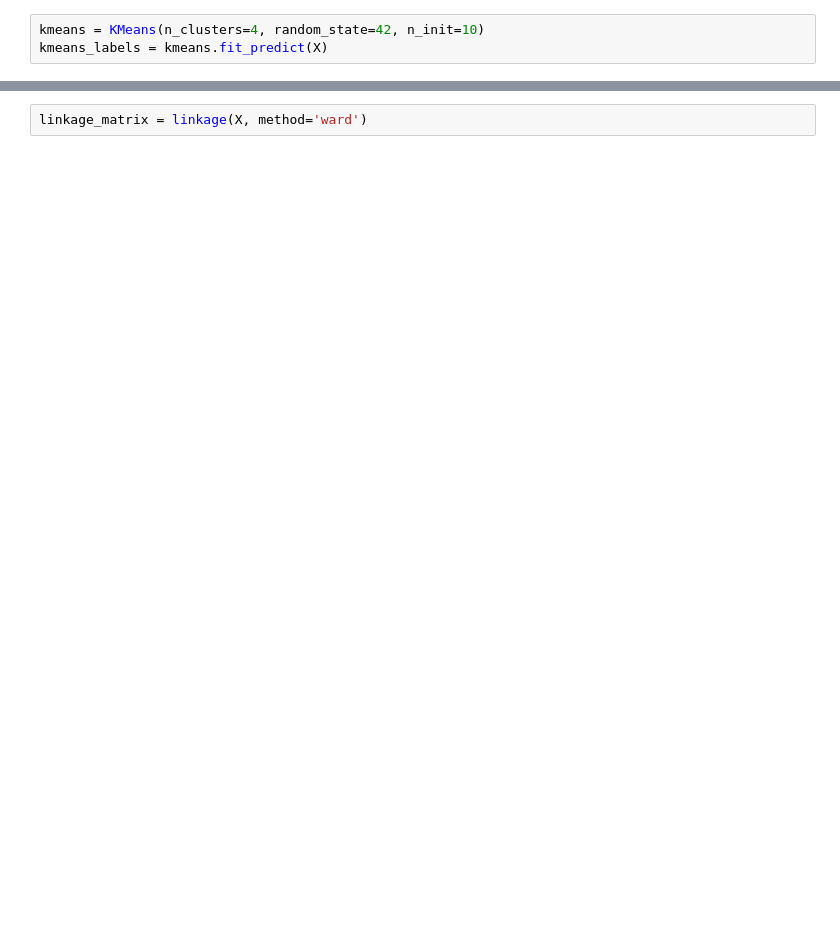
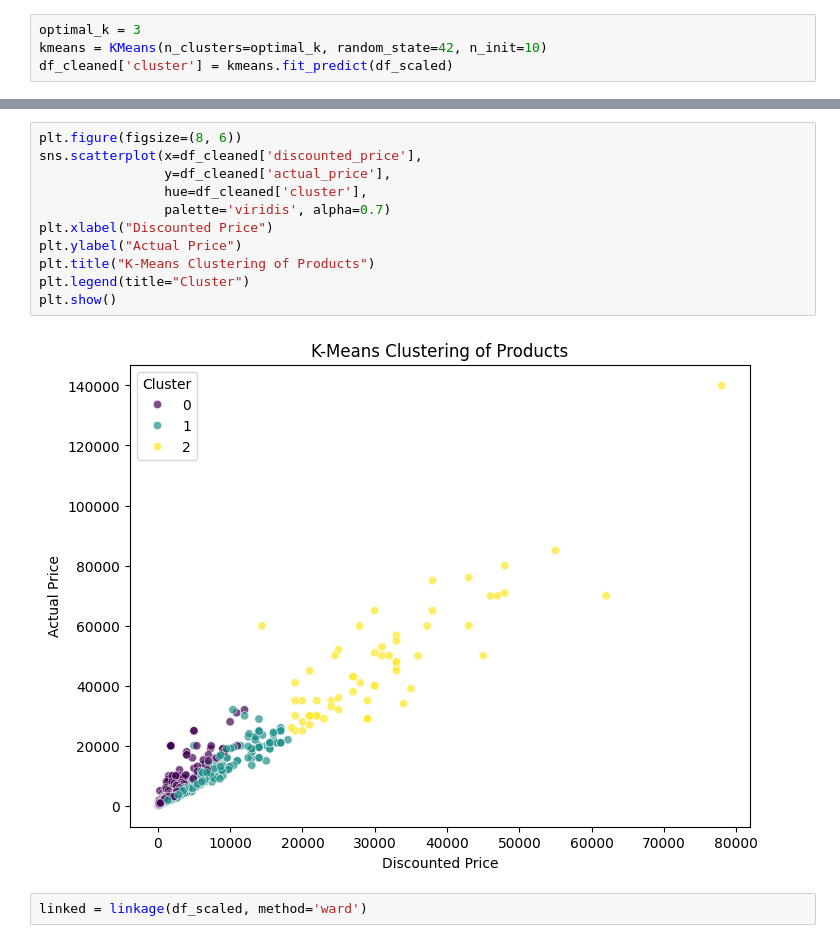
Before and after one commit to 2303A51923/ADM-LAB, a Jupyter notebook: ADM_LAB_07.ipynb, the cells around one changed output, grey strips where cells are left out. Saved outputs shown, nothing was run; the diff lists cells and outputs as text; blank space fills up the shorter version.

```diff
--- a/ADM_LAB_07.ipynb
+++ b/ADM_LAB_07.ipynb
@@ -12,3 +44,4 @@ X, y = make_blobs(n_samples=300, centers=4, cluster_std=1.05, random_state=42)
 # %%
-kmeans = KMeans(n_clusters=4, random_state=42, n_init=10)
-kmeans_labels = kmeans.fit_predict(X)
+optimal_k = 3
+kmeans = KMeans(n_clusters=optimal_k, random_state=42, n_init=10)
+df_cleaned['cluster'] = kmeans.fit_predict(df_scaled)
@@ -25,3 +48,16 @@ plt.legend()
+# %%
+plt.figure(figsize=(8, 6))
+sns.scatterplot(x=df_cleaned['discounted_price'],
+                y=df_cleaned['actual_price'],
+                hue=df_cleaned['cluster'],
+                palette='viridis', alpha=0.7)
+plt.xlabel("Discounted Price")
+plt.ylabel("Actual Price")
+plt.title("K-Means Clustering of Products")
+plt.legend(title="Cluster")
+plt.show()
+# %% [output]
+[figure, added]
 # %%
-linkage_matrix = linkage(X, method='ward')
+linked = linkage(df_scaled, method='ward')
 # %%
```
Also changed, not shown: parts of 13 cells of this notebook.
